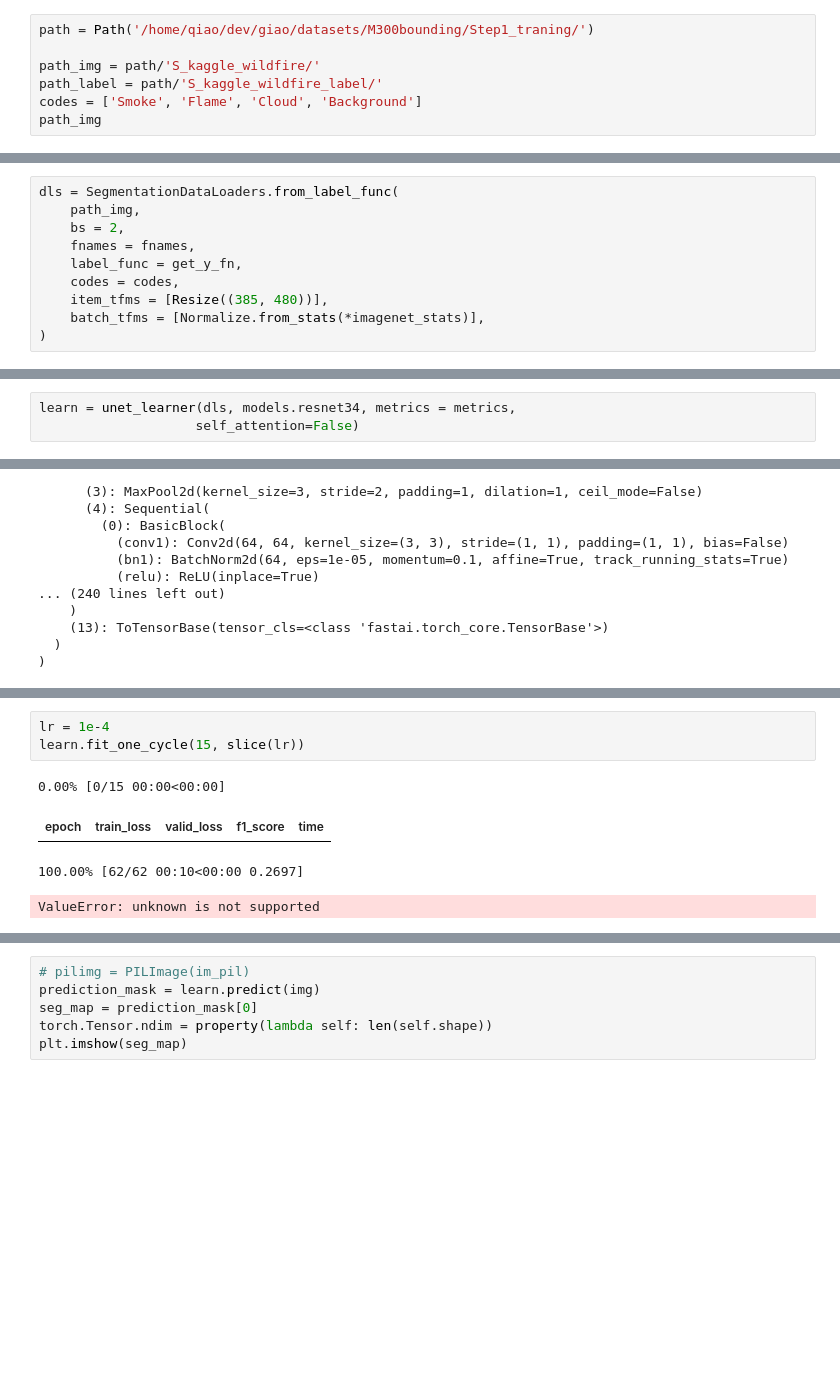
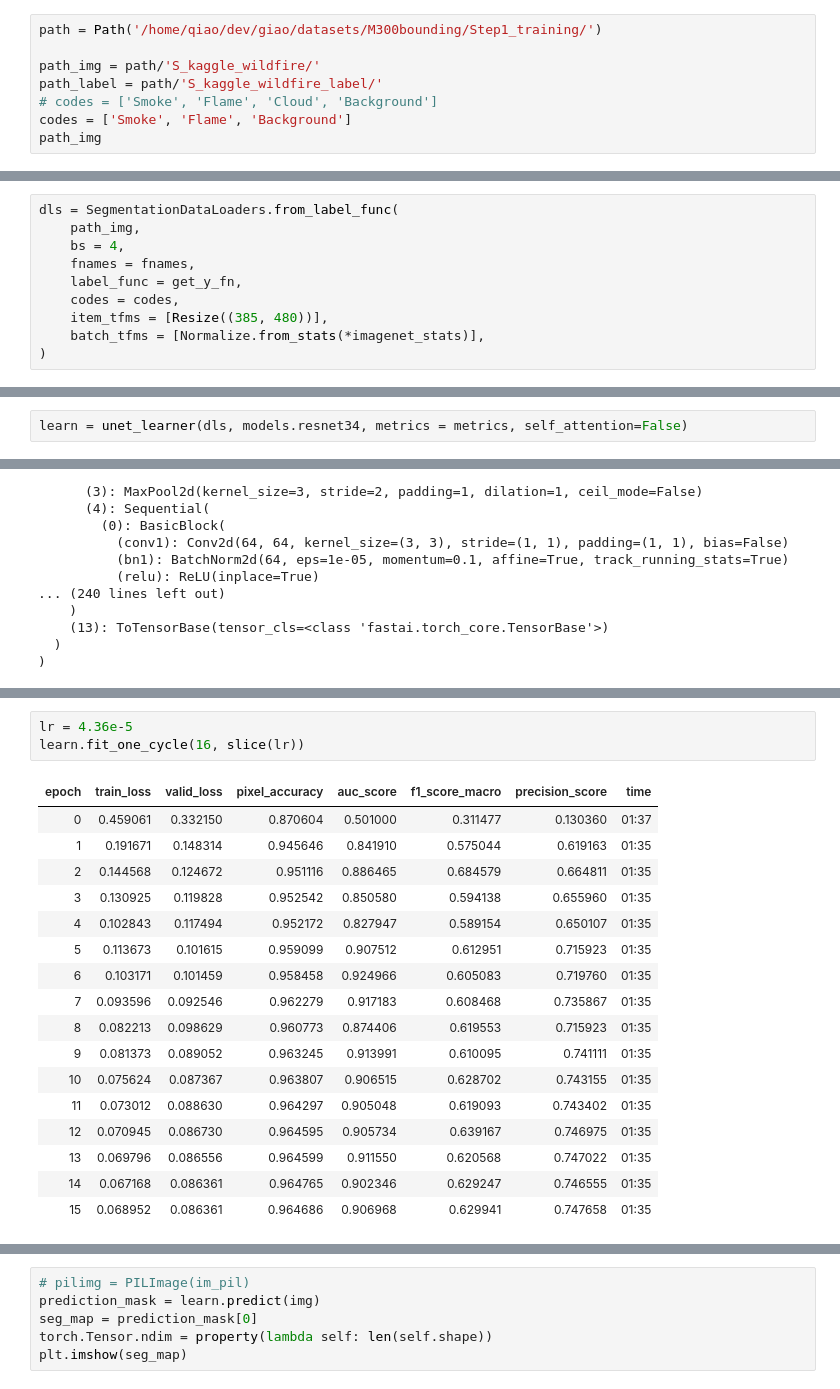
Before and after one commit to qiaolinhan/giao, a Jupyter notebook: havingfun/detecting/segmentation/unet34/Original Unet34 fastai M300geolocating Step1.ipynb, the cells around one changed output, grey strips where cells are left out. Drawn from its saved outputs; the diff is of its cells as text; blank space fills up the shorter version.

```diff
--- a/havingfun/detecting/segmentation/unet34/Original Unet34 fastai.ipynb
+++ b/havingfun/detecting/segmentation/unet34/Original Unet34 fastai M300geolocating Step1.ipynb
@@ -16,10 +22,11 @@ print(torch.cuda.is_available())
 # %% [output]
 True
 # %%
-path = Path('/home/qiao/dev/giao/datasets/M300bounding/Step1_traning/')
+path = Path('/home/qiao/dev/giao/datasets/M300bounding/Step1_training/')
 
 path_img = path/'S_kaggle_wildfire/'
 path_label = path/'S_kaggle_wildfire_label/'
-codes = ['Smoke', 'Flame', 'Cloud', 'Background']
+# codes = ['Smoke', 'Flame', 'Cloud', 'Background']
+codes = ['Smoke', 'Flame', 'Background']
 path_img
 # %% [output]
@@ -63,7 +70,7 @@ Considering the registion problem, the `resize` need to be carefully defined:
 # %%
 dls = SegmentationDataLoaders.from_label_func(
     path_img,
-    bs = 2,
+    bs = 4,
     fnames = fnames,
     label_func = get_y_fn,
     codes = codes,
@@ -95,3 +180,2 @@ metrics = acc_smoke
 # %%
-learn = unet_learner(dls, models.resnet34, metrics = metrics,
-                    self_attention=False)
+learn = unet_learner(dls, models.resnet34, metrics = metrics, self_attention=False)
@@ -127,10 +213,23 @@ SuggestedLRs(valley=9.999999747378752e-06)
 # %%
-lr = 1e-4
-learn.fit_one_cycle(15, slice(lr))
+lr = 4.36e-5
+learn.fit_one_cycle(16, slice(lr))
 # %% [output]
-0.00% [0/15 00:00<00:00]
-| epoch | train_loss | valid_loss | f1_score | time |
+| epoch | train_loss | valid_loss | pixel_accuracy | auc_score | f1_score_macro | precision_score | time |
+| 0 | 0.459061 | 0.332150 | 0.870604 | 0.501000 | 0.311477 | 0.130360 | 01:37 |
+| 1 | 0.191671 | 0.148314 | 0.945646 | 0.841910 | 0.575044 | 0.619163 | 01:35 |
+| 2 | 0.144568 | 0.124672 | 0.951116 | 0.886465 | 0.684579 | 0.664811 | 01:35 |
+| 3 | 0.130925 | 0.119828 | 0.952542 | 0.850580 | 0.594138 | 0.655960 | 01:35 |
+| 4 | 0.102843 | 0.117494 | 0.952172 | 0.827947 | 0.589154 | 0.650107 | 01:35 |
+| 5 | 0.113673 | 0.101615 | 0.959099 | 0.907512 | 0.612951 | 0.715923 | 01:35 |
+| 6 | 0.103171 | 0.101459 | 0.958458 | 0.924966 | 0.605083 | 0.719760 | 01:35 |
+| 7 | 0.093596 | 0.092546 | 0.962279 | 0.917183 | 0.608468 | 0.735867 | 01:35 |
+| 8 | 0.082213 | 0.098629 | 0.960773 | 0.874406 | 0.619553 | 0.715923 | 01:35 |
+| 9 | 0.081373 | 0.089052 | 0.963245 | 0.913991 | 0.610095 | 0.741111 | 01:35 |
+| 10 | 0.075624 | 0.087367 | 0.963807 | 0.906515 | 0.628702 | 0.743155 | 01:35 |
+| 11 | 0.073012 | 0.088630 | 0.964297 | 0.905048 | 0.619093 | 0.743402 | 01:35 |
+| 12 | 0.070945 | 0.086730 | 0.964595 | 0.905734 | 0.639167 | 0.746975 | 01:35 |
+| 13 | 0.069796 | 0.086556 | 0.964599 | 0.911550 | 0.620568 | 0.747022 | 01:35 |
+| 14 | 0.067168 | 0.086361 | 0.964765 | 0.902346 | 0.629247 | 0.746555 | 01:35 |
+| 15 | 0.068952 | 0.086361 | 0.964686 | 0.906968 | 0.629941 | 0.747658 | 01:35 |
-100.00% [62/62 00:10<00:00 0.2697]
-ValueError: unknown is not supported
 # %%
 learn.recorder.plot_loss(skip_start=0, with_valid=True)
```
Also changed, not shown: parts of 45 cells of this notebook, 5 other files.
